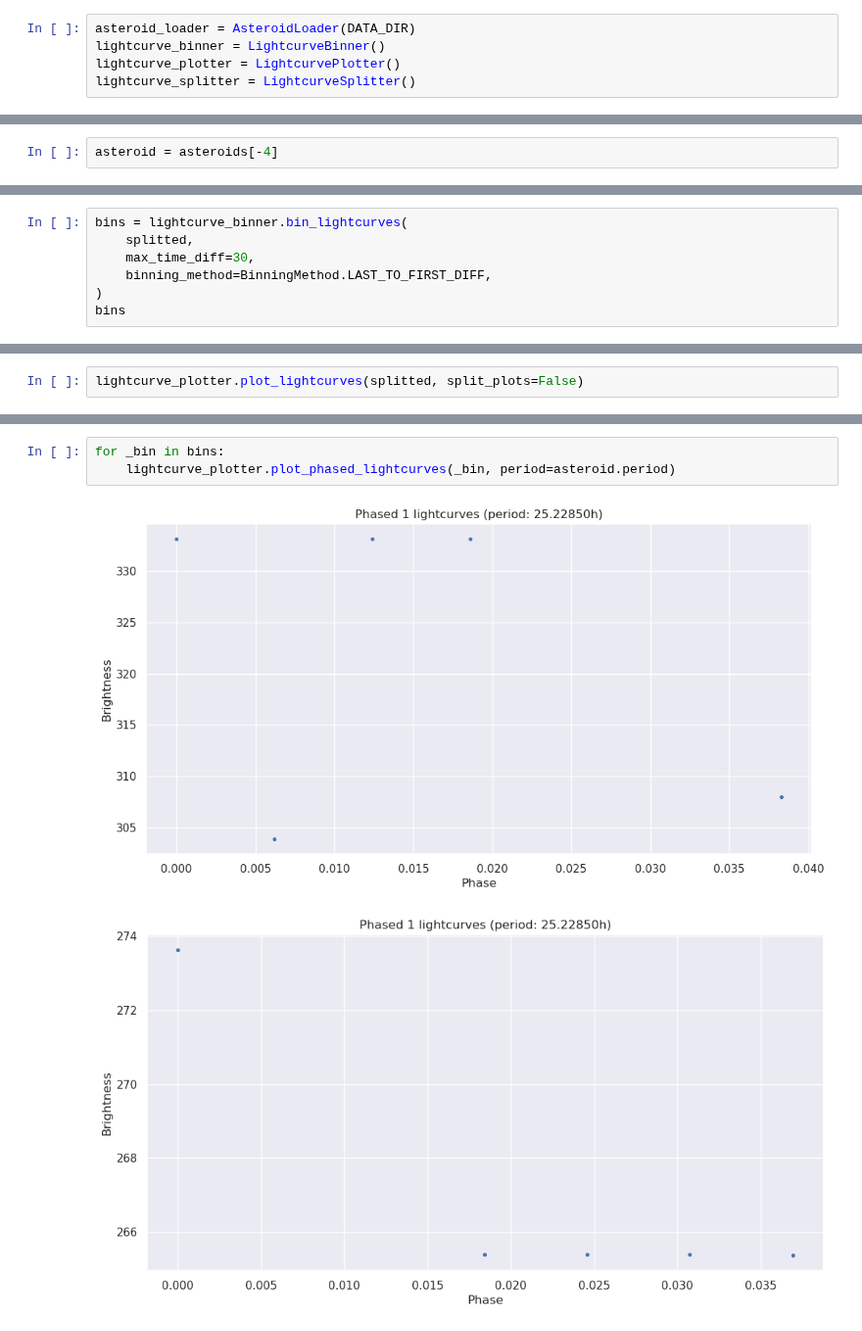
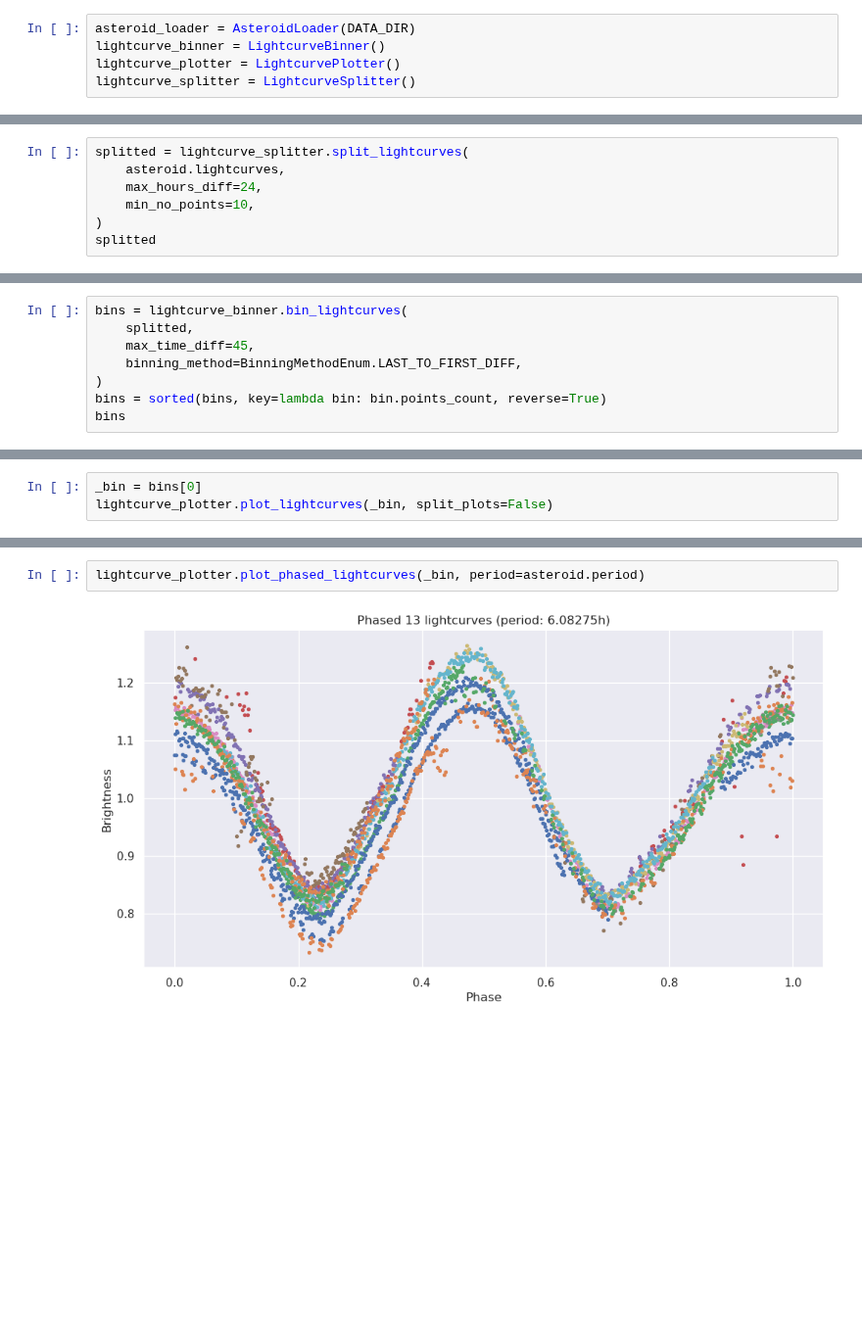
Before and after one commit to Vosloo/asteroid-lightcurves, a Jupyter notebook: notebooks/stats.ipynb, the cells around one changed output, grey strips where cells are left out. Shown at 98% size. Saved outputs shown, nothing was run; the diff lists cells and outputs as text; blank space fills up the shorter version.

```diff
--- a/notebooks/stats.ipynb
+++ b/notebooks/stats.ipynb
@@ -44,2 +44,0 @@ array([ 5.15866935,  6.911748  ,  9.1461865 , 13.6840525 , 22.434295  ])
-# %%
-asteroid = asteroids[-4]
@@ -60,0 +62,7 @@ splitted
+# %%
+splitted = lightcurve_splitter.split_lightcurves(
+    asteroid.lightcurves,
+    max_hours_diff=24,
+    min_no_points=10,
+)
+splitted
@@ -61,8 +87,9 @@ splitted
 # %%
 bins = lightcurve_binner.bin_lightcurves(
     splitted,
-    max_time_diff=30,
-    binning_method=BinningMethod.LAST_TO_FIRST_DIFF,
+    max_time_diff=45,
+    binning_method=BinningMethodEnum.LAST_TO_FIRST_DIFF,
 )
+bins = sorted(bins, key=lambda bin: bin.points_count, reverse=True)
 bins
 # %% [output]
@@ -85,3 +113,4 @@ Difference: 446.1591
 # %%
-lightcurve_plotter.plot_lightcurves(splitted, split_plots=False)
+_bin = bins[0]
+lightcurve_plotter.plot_lightcurves(_bin, split_plots=False)
 # %% [output]
@@ -89,6 +118,4 @@ lightcurve_plotter.plot_lightcurves(splitted, split_plots=False)
 # %%
-for _bin in bins:
-    lightcurve_plotter.plot_phased_lightcurves(_bin, period=asteroid.period)
+lightcurve_plotter.plot_phased_lightcurves(_bin, period=asteroid.period)
 # %% [output]
-[figure, old version]
+[figure, new version]
-[figure, removed]
```
Also changed, not shown: parts of 16 cells of this notebook, 14 other files.
